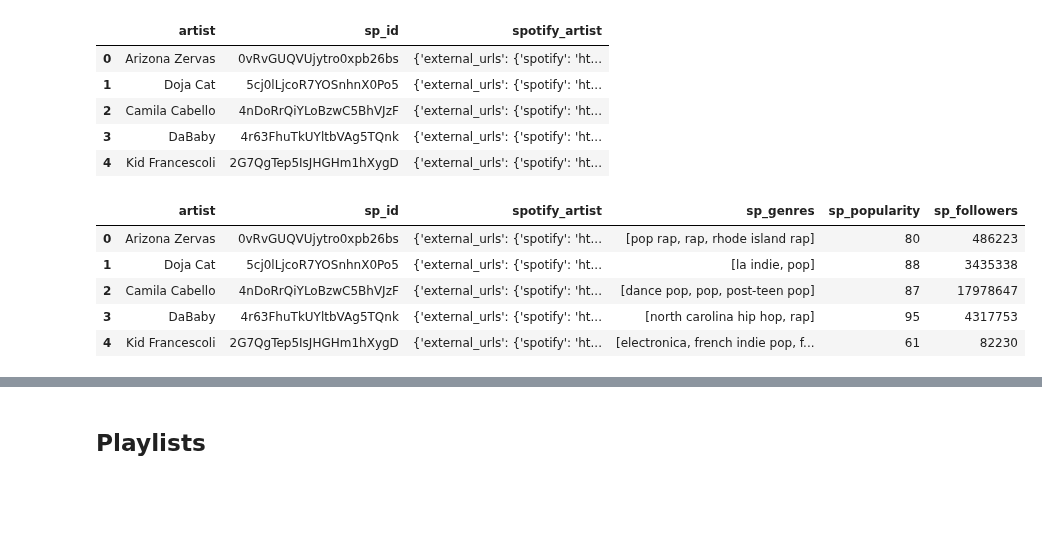
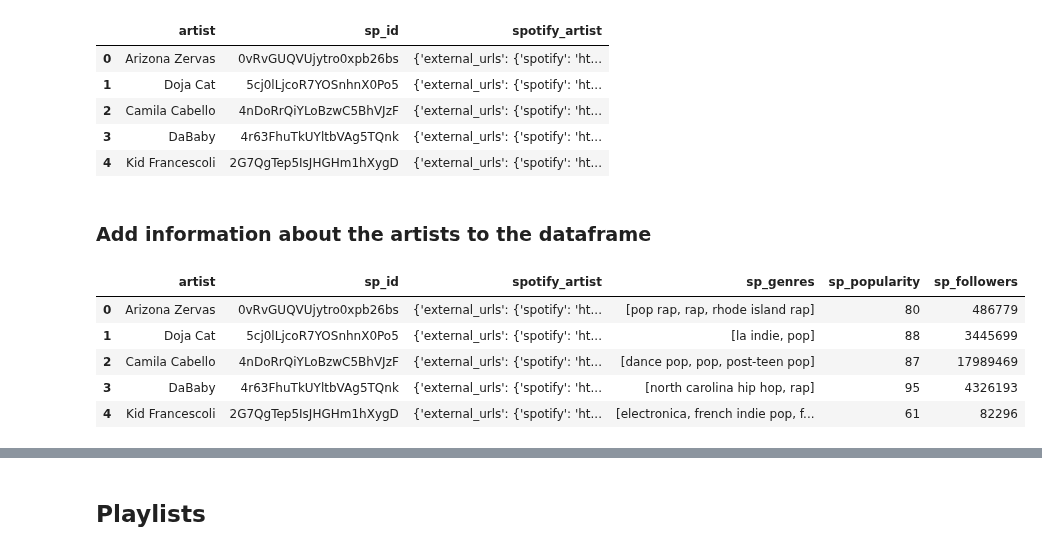
Before and after one commit to gabrielanakasato/ironhack-daft, a Jupyter notebook: proj/project03-tiktok-viral-songs/proj03-data_gathering-web_scrapping-api.ipynb, the cells around one changed output, grey strips where cells are left out. Drawn from its saved outputs; the diff is of its cells as text; code cells hidden in the pictures; blank space fills up the shorter version.

```diff
--- a/proj/project03-tiktok-viral-songs/proj03-data_gathering-web_scrapping-api.ipynb
+++ b/proj/project03-tiktok-viral-songs/proj03-data_gathering-web_scrapping-api.ipynb
@@ -244,13 +223,14 @@ def get_spotify_track_info(df):
     '''
 
     # Create auxiliary empty lists (final lists)
+    list_spotify_track_name = []
     list_spotify_track_id = []
     list_spotify_track_duration = []
     list_spotify_track_popularity = []
     list_spotify_album_release_date = []
     list_spotify_track_explicit = []
-    lists_spotify = [list_spotify_track_id, list_spotify_track_duration, list_spotify_track_popularity,
-                     list_spotify_album_release_date, list_spotify_track_explicit]
+    lists_spotify = [list_spotify_track_name, list_spotify_track_id, list_spotify_track_duration,
+                     list_spotify_track_popularity, list_spotify_album_release_date, list_spotify_track_explicit]
 
 
     # Check for each row of the dataframe
@@ -279,6 +259,7 @@ def get_spotify_track_info(df):
 
                 # Information necessary from the Spotify API to use during the process
                 track_name = mask[idx]['name'].lower()
+                track_name_normal = mask[idx]['name']
                 track_id = mask[idx]['id']
                 track_duration = mask[idx]['duration_ms']
                 track_popularity = mask[idx]['popularity']
@@ -291,6 +272,7 @@ def get_spotify_track_info(df):
                 # song has been added to the final lists
                 if ((song_name in track_name) & (total_artists == n_artists) &
                     ((first_artist_name in artists_list) | (artists_list[0][:5] in first_artist_name)) & (added == 0)):
+                    list_spotify_track_name.append(track_name_normal)
                     list_spotify_track_id.append(track_id)
                     list_spotify_track_duration.append(track_duration)
                     list_spotify_track_popularity.append(track_popularity)
@@ -312,6 +294,7 @@ def get_spotify_track_info(df):
 
     # Add columns with the desired information
     # Not an inplace process
+    df_copy['sp_name'] = list_spotify_track_name
     df_copy['sp_id'] = list_spotify_track_id
     df_copy['sp_duration_ms'] = list_spotify_track_duration
     df_copy['sp_popularity'] = list_spotify_track_popularity
@@ -592,6 +580,8 @@ df_artists_sp.head()
 | 2 | Camila Cabello | 4nDoRrQiYLoBzwC5BhVJzF | {'external_urls': {'spotify': 'ht... |
 | 3 | DaBaby | 4r63FhuTkUYltbVAg5TQnk | {'external_urls': {'spotify': 'ht... |
 | 4 | Kid Francescoli | 2G7QgTep5IsJHGHm1hXygD | {'external_urls': {'spotify': 'ht... |
+# %% [markdown]
+### Add information about the artists to the dataframe
 # %%
 # Function to add new information in a copy of the dataframe
 def get_spotify_artist_info(df):
@@ -646,14 +636,14 @@ def get_spotify_artist_info(df):
     return df_copy
 # %%
 # Add desired information to the dataframe
-df_artists = get_spotify_artist_info(df_artists_sp)
+df_artists_sp = get_spotify_artist_info(df_artists_sp)
 
 # Check the result
-df_artists.head()
+df_artists_sp.head()
 # %% [output]
 |  | artist | sp_id | spotify_artist | sp_genres | sp_popularity | sp_followers |
-| 0 | Arizona Zervas | 0vRvGUQVUjytro0xpb26bs | {'external_urls': {'spotify': 'ht... | [pop rap, rap, rhode island rap] | 80 | 486223 |
-| 1 | Doja Cat | 5cj0lLjcoR7YOSnhnX0Po5 | {'external_urls': {'spotify': 'ht... | [la indie, pop] | 88 | 3435338 |
-| 2 | Camila Cabello | 4nDoRrQiYLoBzwC5BhVJzF | {'external_urls': {'spotify': 'ht... | [dance pop, pop, post-teen pop] | 87 | 17978647 |
-| 3 | DaBaby | 4r63FhuTkUYltbVAg5TQnk | {'external_urls': {'spotify': 'ht... | [north carolina hip hop, rap] | 95 | 4317753 |
-| 4 | Kid Francescoli | 2G7QgTep5IsJHGHm1hXygD | {'external_urls': {'spotify': 'ht... | [electronica, french indie pop, f... | 61 | 82230 |
+| 0 | Arizona Zervas | 0vRvGUQVUjytro0xpb26bs | {'external_urls': {'spotify': 'ht... | [pop rap, rap, rhode island rap] | 80 | 486779 |
+| 1 | Doja Cat | 5cj0lLjcoR7YOSnhnX0Po5 | {'external_urls': {'spotify': 'ht... | [la indie, pop] | 88 | 3445699 |
+| 2 | Camila Cabello | 4nDoRrQiYLoBzwC5BhVJzF | {'external_urls': {'spotify': 'ht... | [dance pop, pop, post-teen pop] | 87 | 17989469 |
+| 3 | DaBaby | 4r63FhuTkUYltbVAg5TQnk | {'external_urls': {'spotify': 'ht... | [north carolina hip hop, rap] | 95 | 4326193 |
+| 4 | Kid Francescoli | 2G7QgTep5IsJHGHm1hXygD | {'external_urls': {'spotify': 'ht... | [electronica, french indie pop, f... | 61 | 82296 |
```
Also changed, not shown: parts of 65 cells of this notebook, 15 other files.
